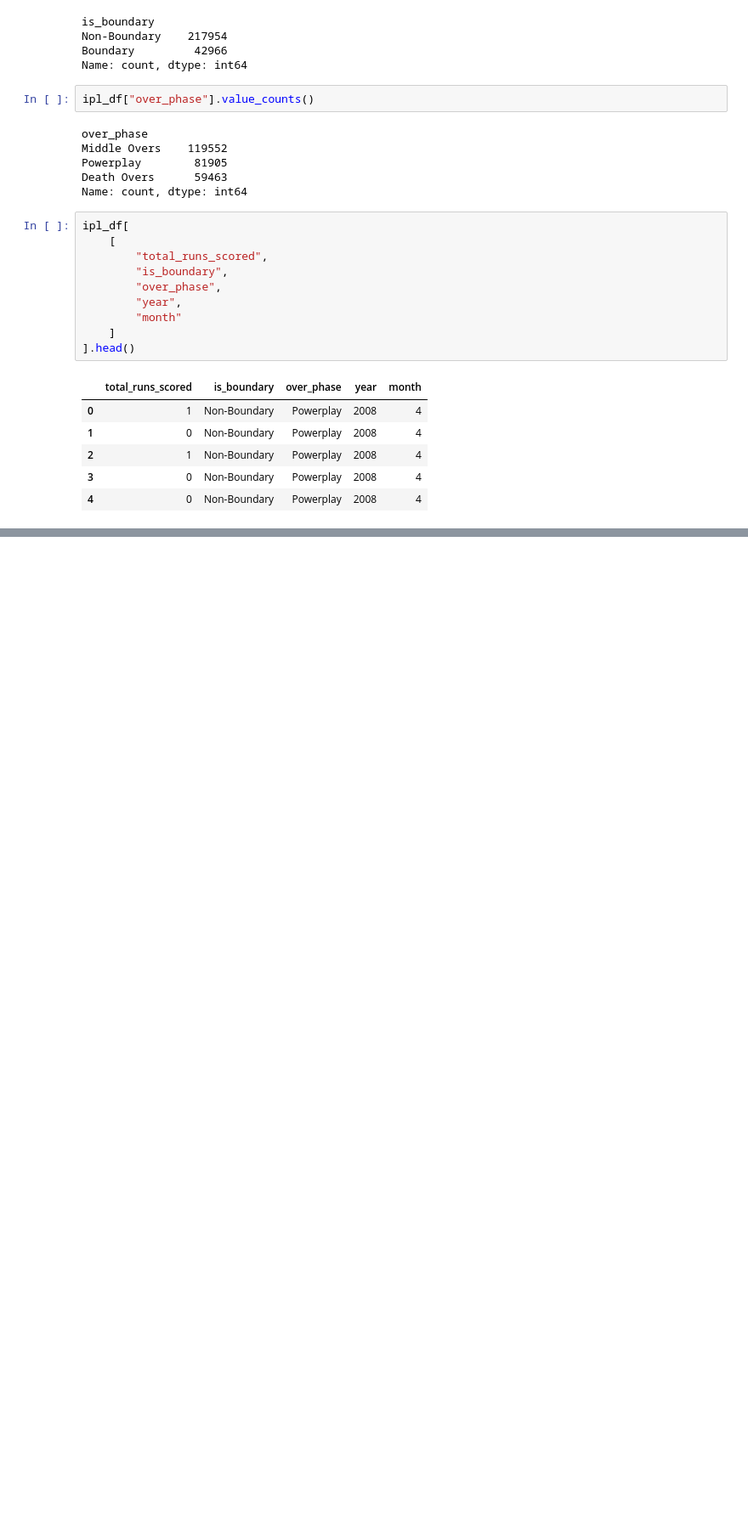
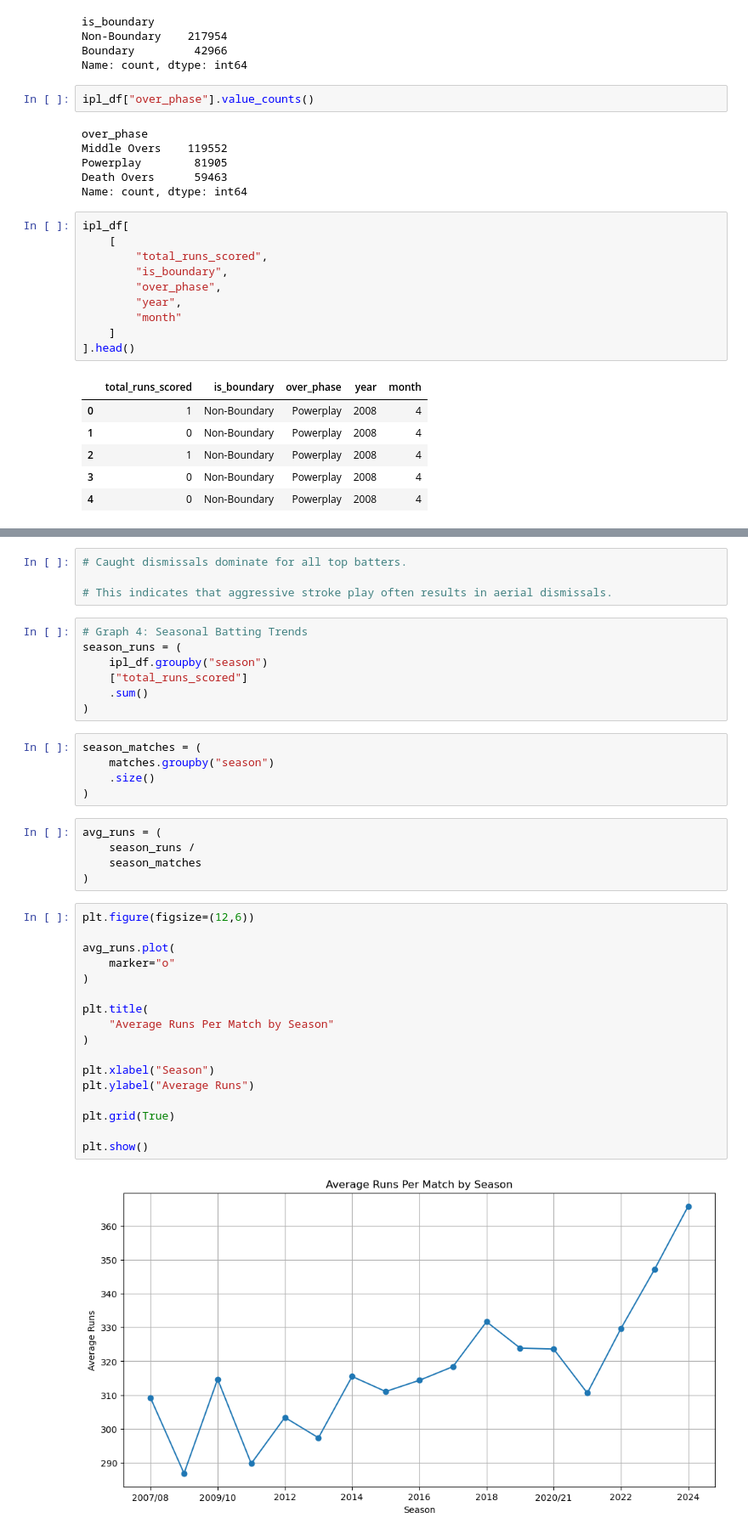
Before and after one commit to aryandhiman01/IPL-Match-Performance-Analysis, a Jupyter notebook: task.ipynb, the cells around one changed output, grey strips where cells are left out. Shown at 85% size. Cells and saved outputs as stored; diff of their text form; blank space fills up the shorter version.

```diff
--- a/task.ipynb
+++ b/task.ipynb
@@ -816,0 +1237,40 @@ ipl_df[
+# %%
+# Caught dismissals dominate for all top batters.
+
+# This indicates that aggressive stroke play often results in aerial dismissals.
+# %%
+# Graph 4: Seasonal Batting Trends
+season_runs = (
+    ipl_df.groupby("season")
+    ["total_runs_scored"]
+    .sum()
+)
+# %%
+season_matches = (
+    matches.groupby("season")
+    .size()
+)
+# %%
+avg_runs = (
+    season_runs /
+    season_matches
+)
+# %%
+plt.figure(figsize=(12,6))
+
+avg_runs.plot(
+    marker="o"
+)
+
+plt.title(
+    "Average Runs Per Match by Season"
+)
+
+plt.xlabel("Season")
+plt.ylabel("Average Runs")
+
+plt.grid(True)
+
+plt.show()
+# %% [output]
+[figure, added]
```
Also changed, not shown: parts of 52 cells of this notebook.
